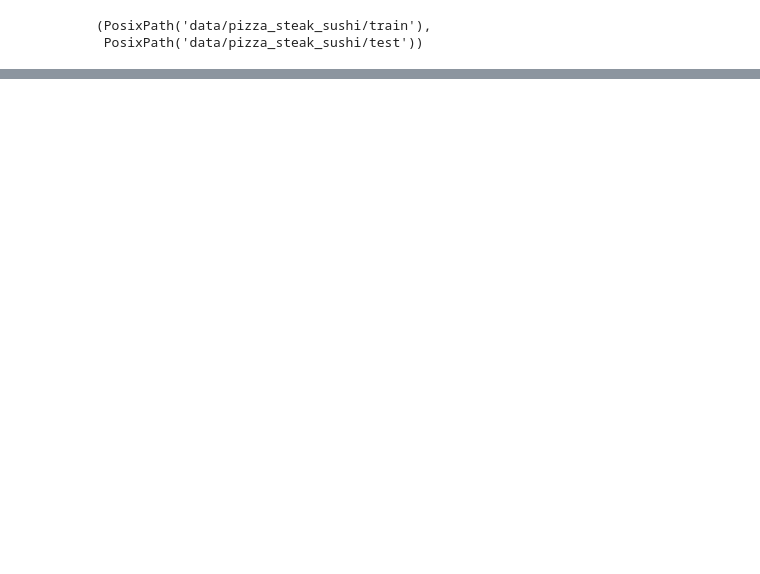
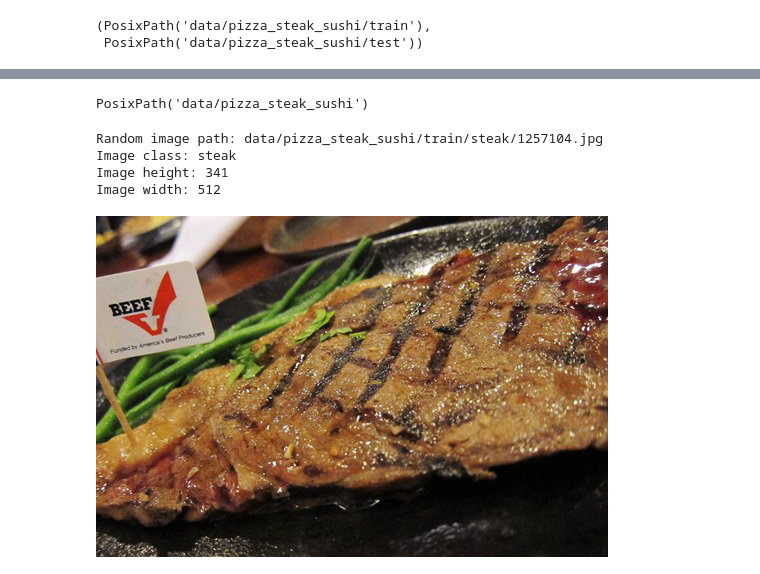
Before and after one commit to smbonilla/learningPyTorch, a Jupyter notebook: 04_pyTorchCustomDatasets.ipynb, the cells around one changed output, grey strips where cells are left out. Saved outputs shown, nothing was run; the diff lists cells and outputs as text; code cells hidden in the pictures; blank space fills up the shorter version.

```diff
--- a/04_pyTorchCustomDatasets.ipynb
+++ b/04_pyTorchCustomDatasets.ipynb
@@ -91,0 +98,35 @@ trainDir, testDir
+# %%
+image_path
+# %% [output]
+PosixPath('data/pizza_steak_sushi')
+# %%
+import random
+from PIL import Image
+
+# set seed
+#random.seed(42)
+
+# 1. get all image paths
+imagePathList = list(image_path.glob("*/*/*.jpg"))
+
+# 2. pick a random path
+randomPath = random.choice(imagePathList)
+
+# 3. get the image class name
+imageClass = randomPath.parent.stem
+
+# 4. open image
+img = Image.open(randomPath)
+
+# 5. print metadata
+print(f"Random image path: {randomPath}")
+print(f"Image class: {imageClass}")
+print(f"Image height: {img.height}")
+print(f"Image width: {img.width}")
+img
+# %% [output]
+Random image path: data/pizza_steak_sushi/train/steak/1257104.jpg
+Image class: steak
+Image height: 341
+Image width: 512
+[figure, added]
```
Also changed, not shown: parts of 20 cells of this notebook.
